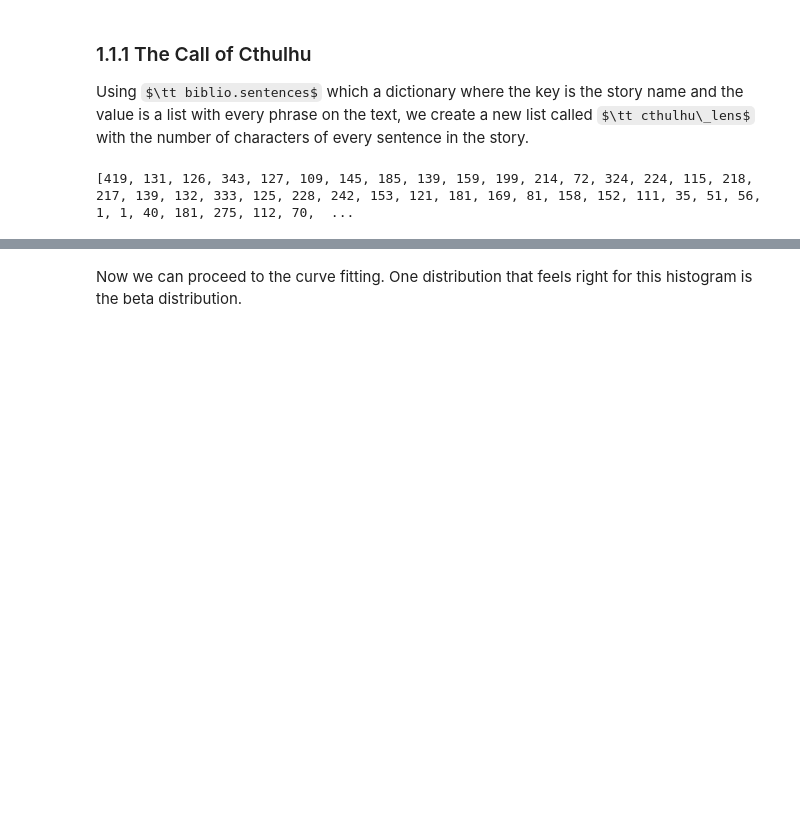
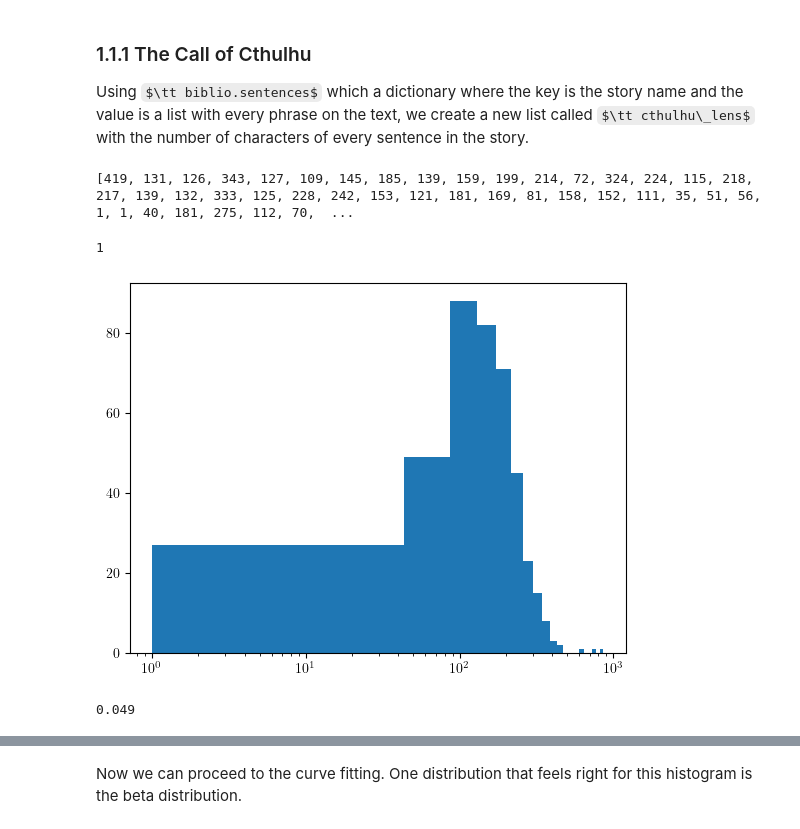
Before and after one commit to LFD103108/lovecraft, a Jupyter notebook: notebooks/05_text_analysis.ipynb, the cells around one changed output, grey strips where cells are left out. Saved outputs shown, nothing was run; the diff lists cells and outputs as text; code cells hidden in the pictures; some formulas as TeX source; blank space fills up the shorter version.

```diff
--- a/notebooks/05_text_analysis.ipynb
+++ b/notebooks/05_text_analysis.ipynb
@@ -289,3 +388,12 @@ cthulhu_lens = [ len(phrase) for phrase in biblio.sentences['cthulhu'] ]
 print(cthulhu_lens)
 # %% [output]
 [419, 131, 126, 343, 127, 109, 145, 185, 139, 159, 199, 214, 72, 324, 224, 115, 218, 217, 139, 132, 333, 125, 228, 242, 153, 121, 181, 169, 81, 158, 152, 111, 35, 51, 56, 1, 1, 40, 181, 275, 112, 70,  ...
+# %%
+print(min(cthulhu_lens))
+# %% [output]
+1
+# %%
+plt.hist(cthulhu_lens, bins = 20)
+plt.xscale('log')
+# %% [output]
+[figure, added]
@@ -291,0 +405,4 @@ print(cthulhu_lens)
+# %%
+statiscal_precision(cthulhu_lens)
+# %% [output]
+0.049
```
Also changed, not shown: parts of 24 cells of this notebook.
